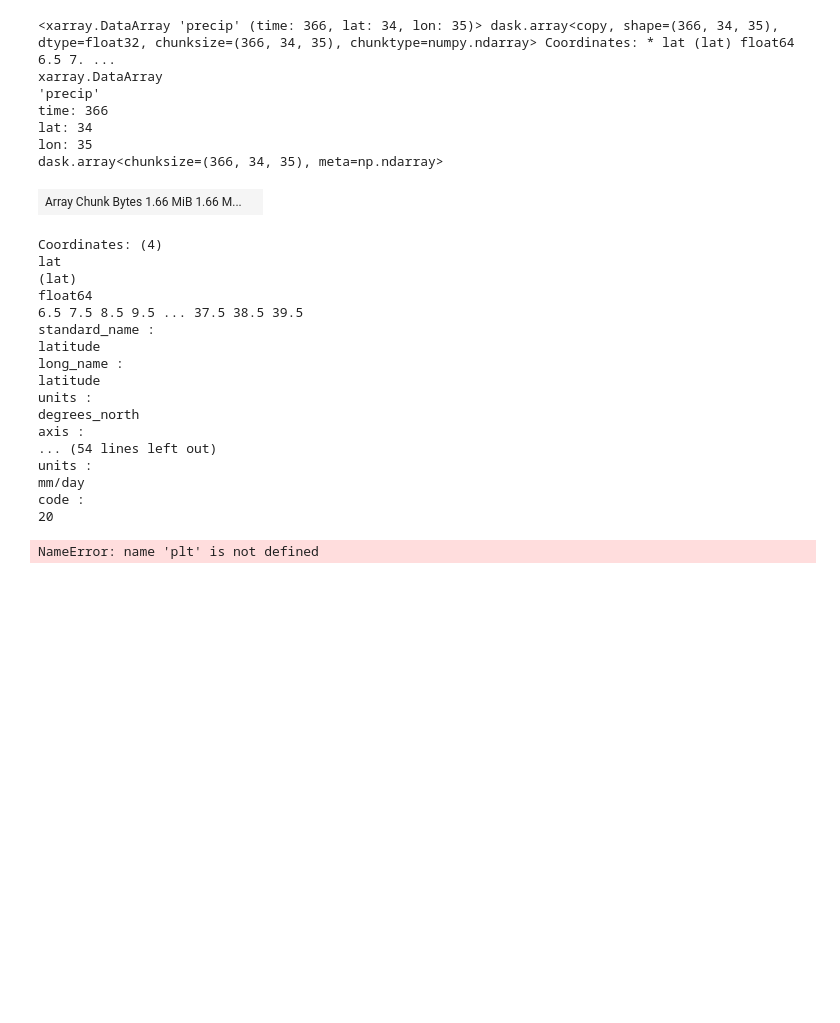
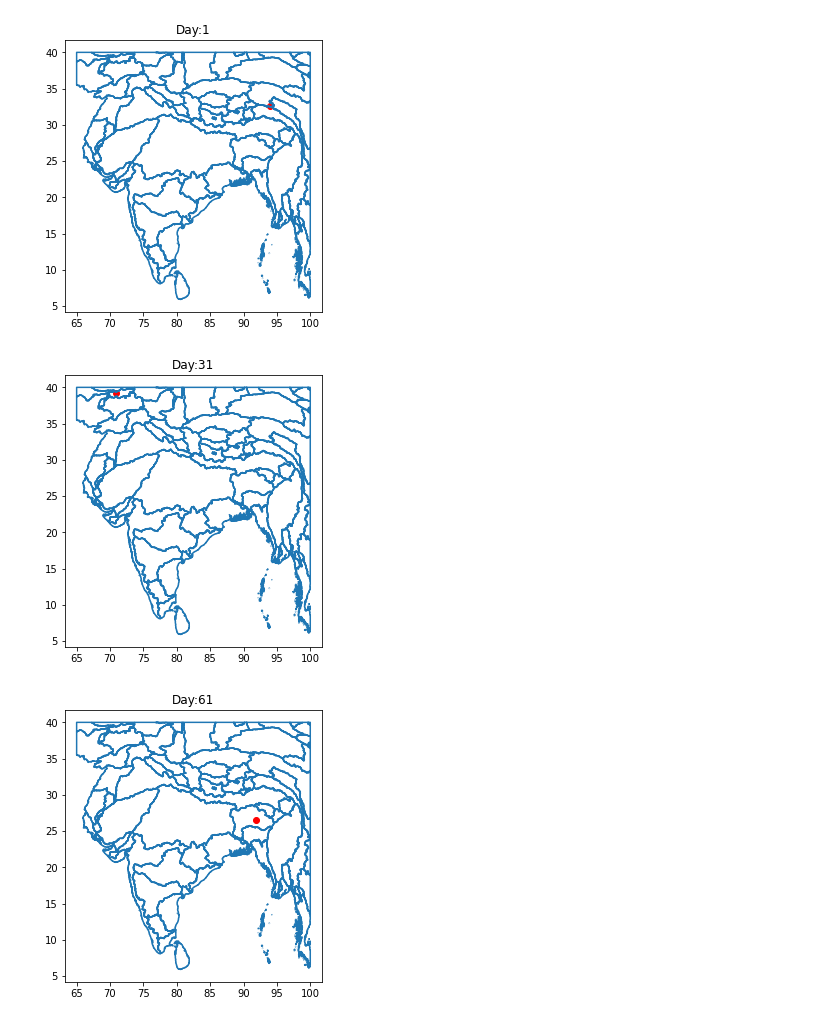
Before and after one commit to rghoshal18/ugpcode, a Jupyter notebook: optimized.ipynb, the cells around one changed output. Saved outputs shown, nothing was run; the diff lists cells and outputs as text; code cells hidden in the pictures; blank space fills up the shorter version.

```diff
--- a/optimized.ipynb
+++ b/optimized.ipynb
@@ -14,39 +13,10 @@ def centroids(ds):
     max_precip=ds.max(dim="time",skipna=True)
     min_precip=ds.min(dim="time",skipna=True)
     a = (ds - min_precip+0.0000001)/(max_precip - min_precip+0.0000001)
-    y = a.lat.dot(a.precip.fillna(0) , dims=["lon","lat"])/ a.precip.fillna(0).sum(skipna=True , dim=["lat","lon"])
-    x = a.lon.dot(a.precip.fillna(0) , dims=["lon","lat"])/ a.precip.fillna(0).sum(skipna=True , dim=["lat","lon"])
-    return (x,y)
+    y = a.lat.dot(a.fillna(0) , dims=["lon","lat"])/ a.fillna(0).sum(skipna=True , dim=["lat","lon"])
+    x = a.lon.dot(a.fillna(0) , dims=["lon","lat"])/ a.fillna(0).sum(skipna=True , dim=["lat","lon"])
+    return (x.values,y.values)
 # %%
 ds = xr.open_mfdataset("/mnt/d/UGP/datasets/full_data_daily_v2020_10_2000.nc").sel(lat = slice(5,45) , lon = slice(65,100))
 ds = ds.precip.rio.set_crs(4326)
 sf = gpd.read_file('/mnt/d/UGP/datasets/hydrosheds_India.shp')
-# %%
-clipped = ds.rio.clip(sf.geometry.apply(mapping), sf.crs)
-clipped
-# %% [output]
-<xarray.DataArray 'precip' (time: 366, lat: 34, lon: 35)> dask.array<copy, shape=(366, 34, 35), dtype=float32, chunksize=(366, 34, 35), chunktype=numpy.ndarray> Coordinates: * lat (lat) float64 6.5 7. ...
-xarray.DataArray
-'precip'
-time: 366
-lat: 34
-lon: 35
-dask.array<chunksize=(366, 34, 35), meta=np.ndarray>
-| Array Chunk Bytes 1.66 MiB 1.66 M... |  |
-Coordinates: (4)
-lat
-(lat)
-float64
-6.5 7.5 8.5 9.5 ... 37.5 38.5 39.5
-standard_name :
-latitude
-long_name :
-latitude
-units :
-degrees_north
-axis :
-... (54 lines left out)
-units :
-mm/day
-code :
-20
@@ -69,9 +36,13 @@ def make_figure():
     return fig, ax
 # %%
 for i in range(0,len(x),30):
-    _, ax = make_figure()
-    plt.scatter(x[i],y[i])
+#     _, ax = make_figure()
+#     plt.figure()
+    sf.boundary.plot(figsize=(10, 5))
+    plt.scatter(x[i],y[i],c='r')
     plt.title("Day:" + str(i+1))
     plt.show()
 # %% [output]
-NameError: name 'plt' is not defined
+[figure, added]
+[figure, added]
+[figure, added]
```
Also changed, not shown: parts of 10 cells of this notebook.
